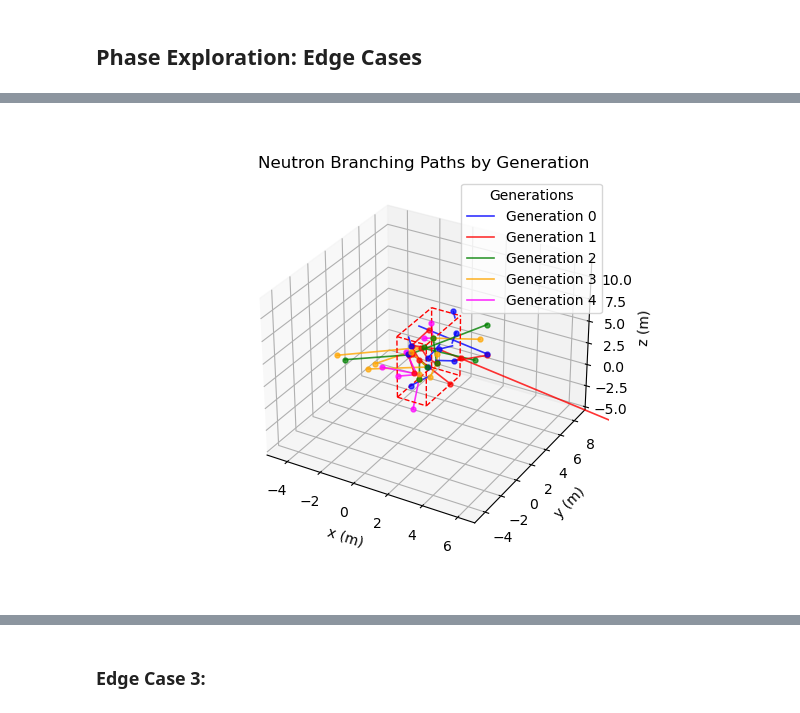
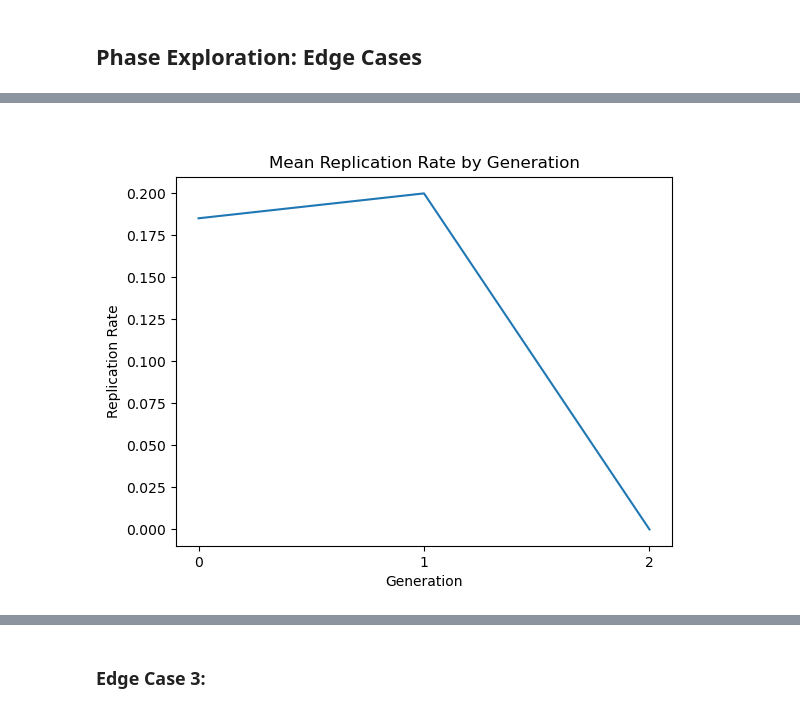
Before and after one commit to mufaro3/physics-210, a Jupyter notebook: Projects/Project 3.ipynb, the cells around one changed output, grey strips where cells are left out. Drawn from its saved outputs; the diff is of its cells as text; code cells hidden in the pictures.

```diff
--- a/Projects/Project 3.ipynb
+++ b/Projects/Project 3.ipynb
@@ -901,8 +916,8 @@ def generate_contour(aspect_ratio_range: tuple, area_range: tuple, max_generatio
 # %% [markdown]
 **Code Block Summary:** This is the exploration code for a range of 10 aspect ratios from $R=1$ to $R=4$ and 10 areas from $A=1$ to $A=200$, given 10 starting neutrons, 20 replications, and 4 generations.
 # %%
-contour_params = generate_contour(
-    aspect_ratio_range   = (1/4,  10, 20),
+contour_results, contour_params = generate_contour(
+    aspect_ratio_range   = (1/10,  10, 20),
     area_range           = (1,   200, 20),
     max_generation       = 4,
     num_initial_neutrons = 10,
@@ -932,10 +938,0 @@ Executed in 4 s 710 ms
-# %%
-for i in range(10):
-    contour_params = generate_contour(
-    aspect_ratio_range   = (1/4,  10, 20),
-    area_range           = (1,   200, 20),
-    max_generation       = 4,
-    num_initial_neutrons = 10,
-    num_replications     = 20,
-    debug_print          = True
-)
@@ -1091,5 +1025,5 @@ display(edge_case_1.monte_carlo_result.generations[2].histogram)
 # %%
-edge_case_2 = examine_contour_coordinate(1/4, 50, contour_params)
+edge_case_2 = examine_contour_coordinate(10, 1, contour_params)
 # %%
 for tree in edge_case_2.example_simulation.result_trees:
     print_tree(tree)
@@ -1118,4 +1045,4 @@ display(edge_case_2.example_simulation.trajectories_graph)
 # %%
-display(edge_case_2.example_simulation.trajectories_graph)
+display(edge_case_2.monte_carlo_result.k_value_plot)
 # %% [output]
-[figure, old version]
+[figure, new version]
```
Also changed, not shown: parts of 35 cells of this notebook.
